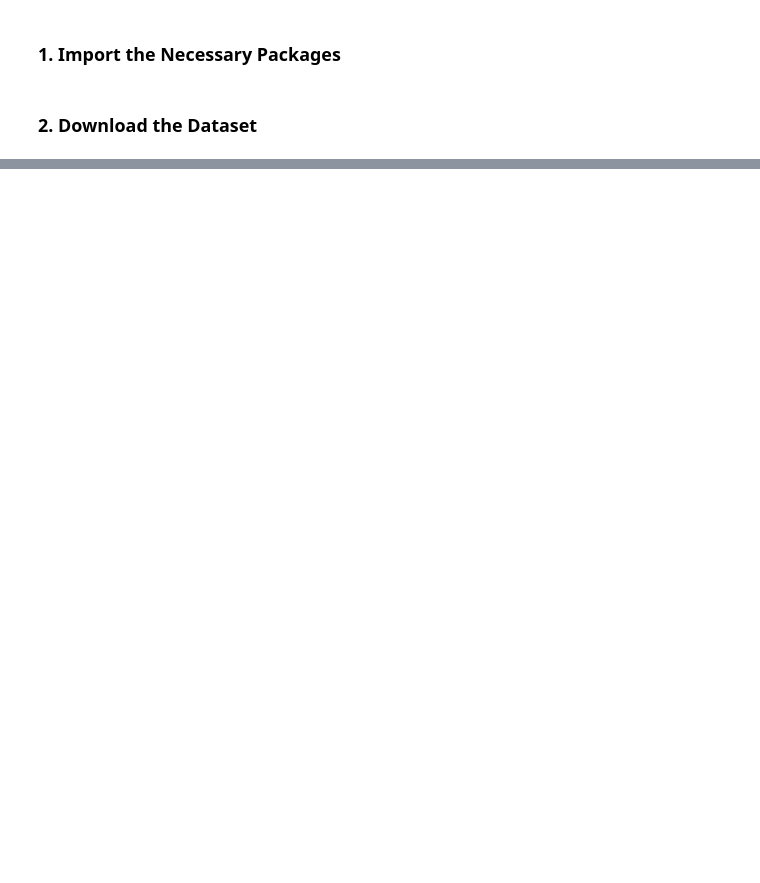
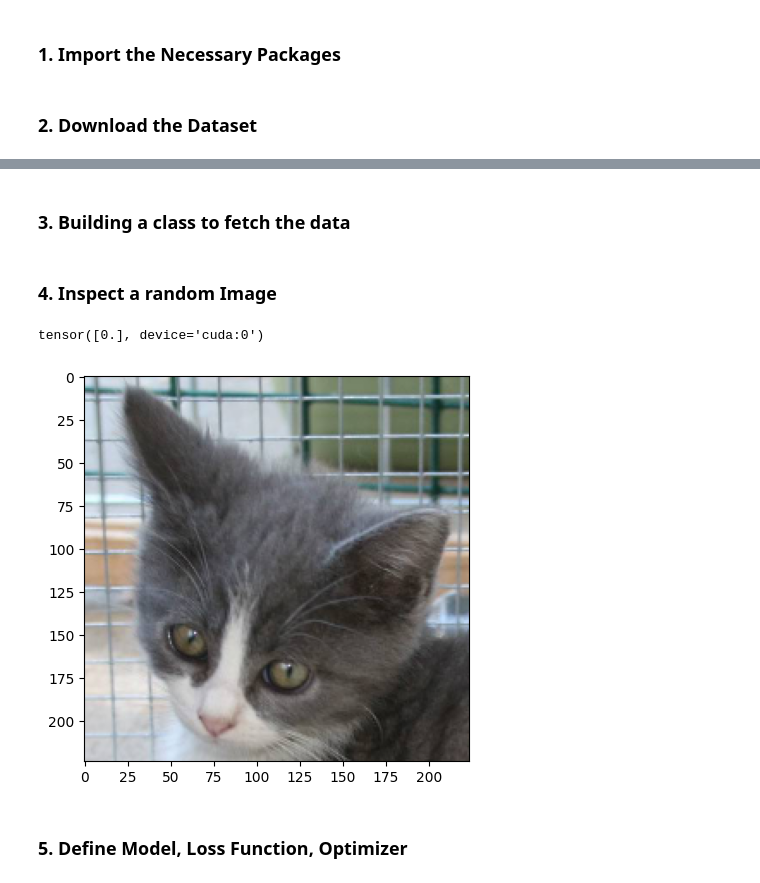
Before and after one commit to MuhammedM294/PyTorch4CV, a Jupyter notebook: 2_CatDogClassification/CNN_for_CatDogClassification.ipynb, the cells around one changed output, grey strips where cells are left out. Saved outputs shown, nothing was run; the diff lists cells and outputs as text; code cells hidden in the pictures; blank space fills up the shorter version.

```diff
--- a/2_CatDogClassification/CNN_for_CatDogClassification.ipynb
+++ b/2_CatDogClassification/CNN_for_CatDogClassification.ipynb
@@ -72,0 +29,44 @@ Archive:  dogs-vs-cats/test1.zip
+# %%
+train_data_dir ="train"
+test_data_dir = "test1"
+# %% [markdown]
+### 3. Building a class to fetch the data
+# %%
+class CatsDogs(Dataset):
+    def __init__(self,folder):
+        cats = glob(f"{folder}/cat*.jpg")
+        dogs = glob(f"{folder}/dog*.jpg")
+        self.fpaths = cats + dogs
+
+        from random import shuffle
+        shuffle(self.fpaths)
+
+        self.targets = [path.split("/")[-1].startswith("dog") for path in self.fpaths]   #dog (1 True)  cat (0 False)
+
+    def __len__(self):return len(self.fpaths)
+
+    def __getitem__(self,indx):
+
+        image_file = self.fpaths[indx]
+        target = self.targets[indx]
+        image = cv2.imread(image_file)[:,:,::-1]
+        image = cv2.resize(image,(224,224))
+
+        return torch.tensor(image/255).permute(2,0,1).to(device).float(),\
+               torch.tensor([target]).float().to(device)
+# %% [markdown]
+### 4. Inspect a random Image
+# %%
+data = CatsDogs(train_data_dir)
+# %%
+im, label = data[100]
+# %%
+print(label)
+plt.figure(figsize=(5,5))
+plt.imshow(im.permute(1,2,0).cpu())
+plt.show()
+# %% [output]
+tensor([0.], device='cuda:0')
+[figure, added]
+# %% [markdown]
+### 5. Define Model, Loss Function, Optimizer
```
Also changed, not shown: parts of 21 cells of this notebook.
